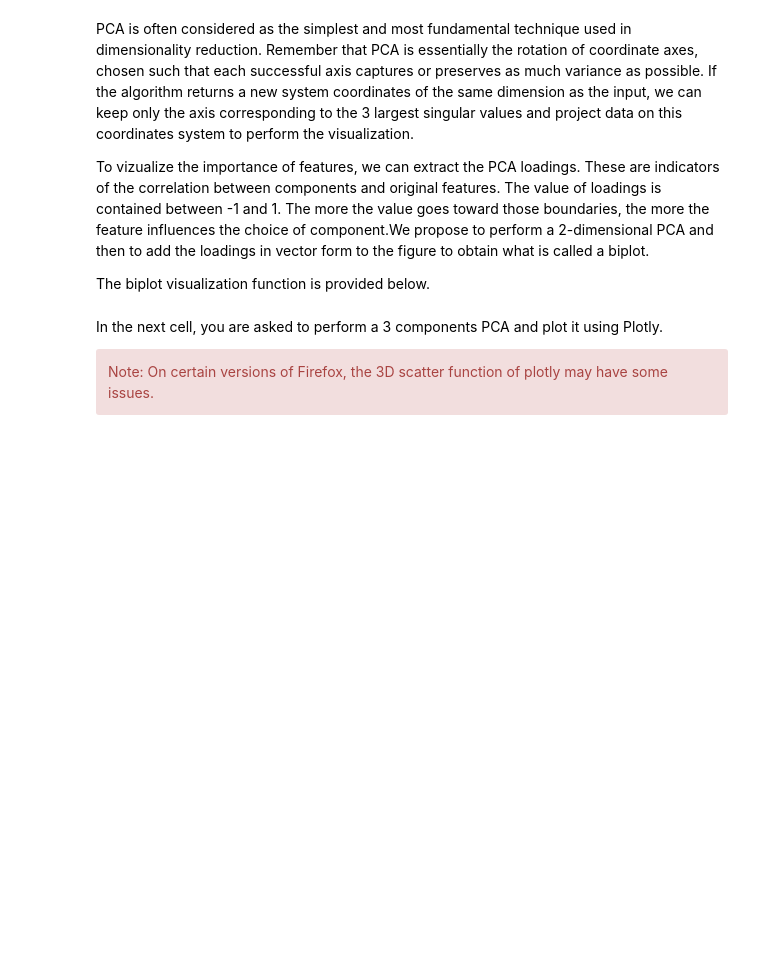
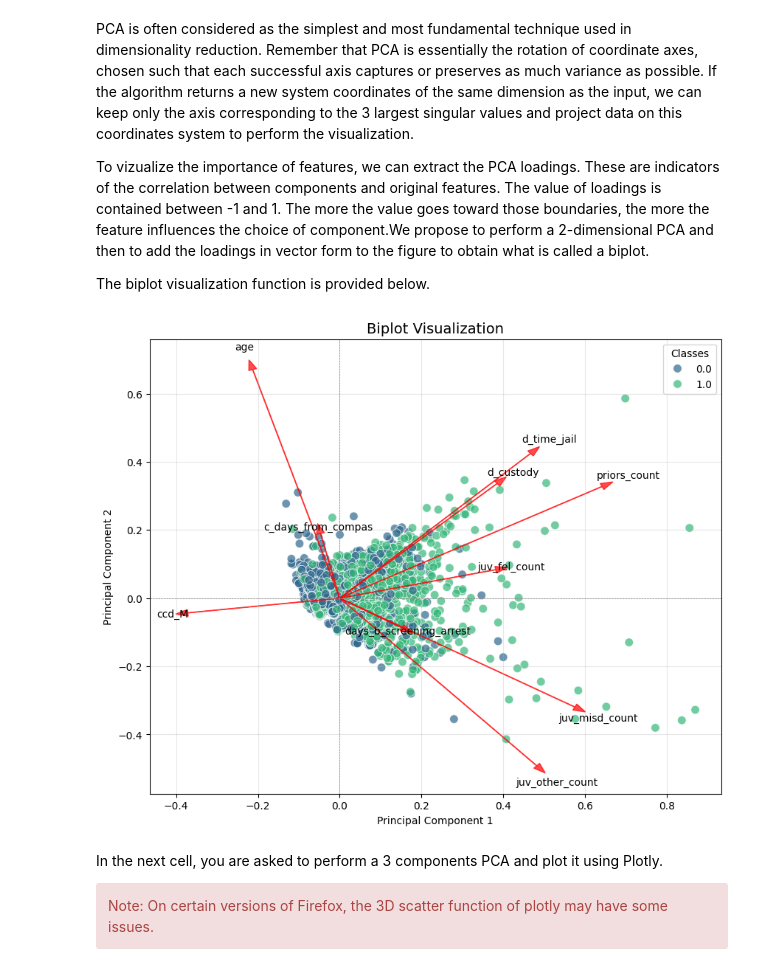
Before and after one commit to Potomolo/LEPL1109-CraHackaton, a Jupyter notebook: Hackaton_3/H3-Clustering-Student.ipynb, the cells around one changed output. Drawn from its saved outputs; the diff is of its cells as text; code cells hidden in the pictures; blank space fills up the shorter version.

```diff
--- a/Hackaton_3/H3-Clustering-Student.ipynb
+++ b/Hackaton_3/H3-Clustering-Student.ipynb
@@ -850,34 +850,36 @@ def biplot_visualization(X, y, columns=None):
             0,
             0,
             row.PC1,
             row.PC2,
             color="red",
             alpha=0.7,
             head_width=0.02,
             head_length=0.03,
         )
         plt.text(
             row.PC1 * 1.1,
             row.PC2 * 1.1,
             index,
             color="black",
             ha="center",
             va="center",
             fontsize=10,
         )
 
     # Labels and limits
     plt.title("Biplot Visualization", fontsize=14)
     plt.xlabel("Principal Component 1")
     plt.ylabel("Principal Component 2")
     plt.axhline(0, color="gray", linestyle="--", linewidth=0.5)
     plt.axvline(0, color="gray", linestyle="--", linewidth=0.5)
     plt.grid(alpha=0.3)
     plt.legend(title="Classes", loc="best")
     plt.show()
 
 
-# biplot_visualization(X, y, columns=df.columns)
+biplot_visualization(X, y, columns=df.columns)
+# %% [output]
+[figure, added]
 # %% [markdown]
 In the next cell, you are asked to perform a 3 components PCA and plot it using Plotly.
 <div class="alert alert-danger">
```
Also changed, not shown: parts of 2 cells of this notebook.
